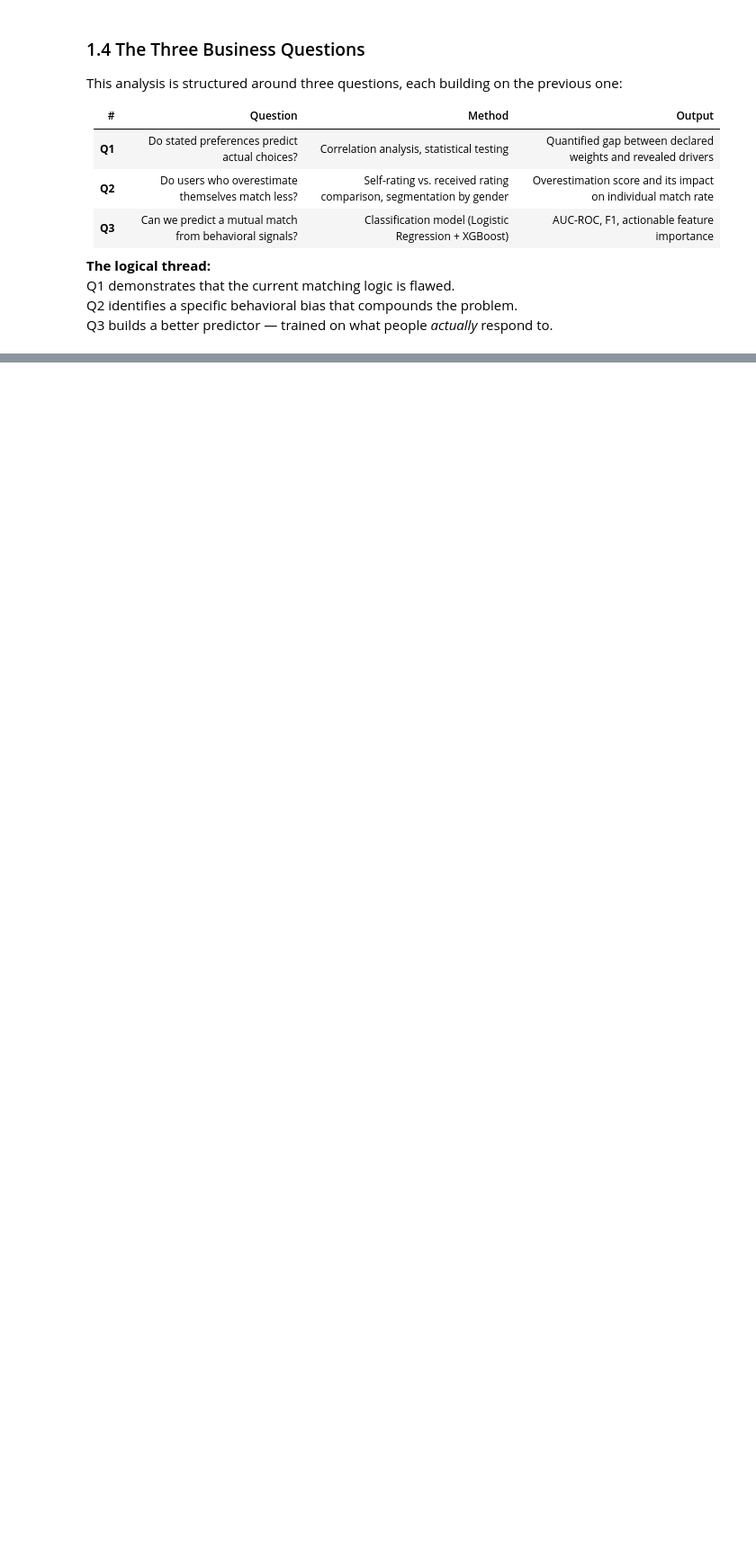
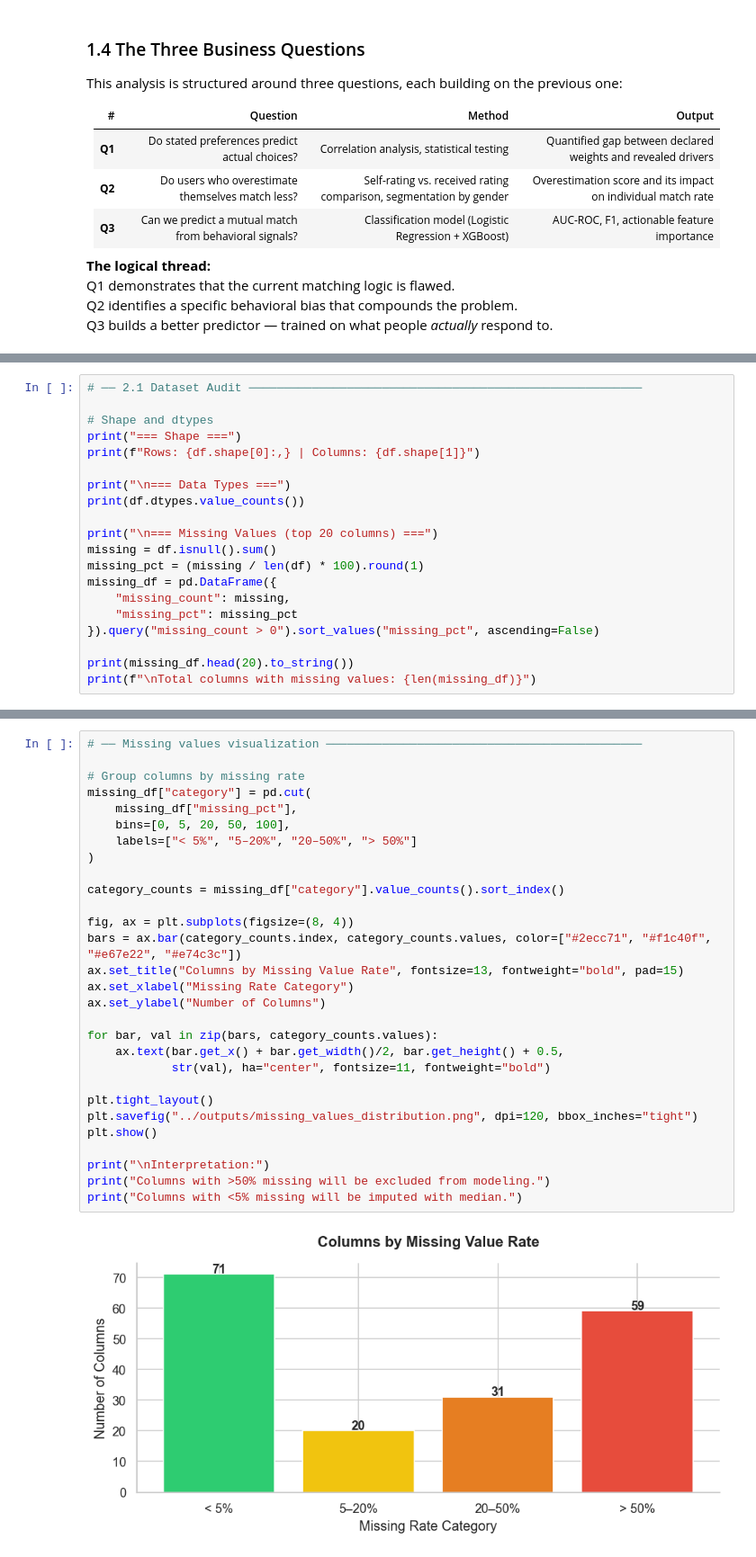
Before and after one commit to ArvindB75/speed-dating-match-prediction, a Jupyter notebook: notebooks/speed_dating_analysis.ipynb, the cells around one changed output, grey strips where cells are left out. Shown at 90% size. Drawn from its saved outputs; the diff is of its cells as text; blank space fills up the shorter version.

```diff
--- a/notebooks/speed_dating_analysis.ipynb
+++ b/notebooks/speed_dating_analysis.ipynb
@@ -187,0 +197,20 @@ Q3 builds a better predictor — trained on what people *actually* respond to.
+# %%
+# ── 2.1 Dataset Audit ────────────────────────────────────────────────────────
+
+# Shape and dtypes
+print("=== Shape ===")
+print(f"Rows: {df.shape[0]:,} | Columns: {df.shape[1]}")
+
+print("\n=== Data Types ===")
+print(df.dtypes.value_counts())
+
+print("\n=== Missing Values (top 20 columns) ===")
+missing = df.isnull().sum()
+missing_pct = (missing / len(df) * 100).round(1)
+missing_df = pd.DataFrame({
+    "missing_count": missing,
+    "missing_pct": missing_pct
+}).query("missing_count > 0").sort_values("missing_pct", ascending=False)
+
+print(missing_df.head(20).to_string())
+print(f"\nTotal columns with missing values: {len(missing_df)}")
@@ -187,0 +235,31 @@ Q3 builds a better predictor — trained on what people *actually* respond to.
+# %%
+# ── Missing values visualization ─────────────────────────────────────────────
+
+# Group columns by missing rate
+missing_df["category"] = pd.cut(
+    missing_df["missing_pct"],
+    bins=[0, 5, 20, 50, 100],
+    labels=["< 5%", "5–20%", "20–50%", "> 50%"]
+)
+
+category_counts = missing_df["category"].value_counts().sort_index()
+
+fig, ax = plt.subplots(figsize=(8, 4))
+bars = ax.bar(category_counts.index, category_counts.values, color=["#2ecc71", "#f1c40f", "#e67e22", "#e74c3c"])
+ax.set_title("Columns by Missing Value Rate", fontsize=13, fontweight="bold", pad=15)
+ax.set_xlabel("Missing Rate Category")
+ax.set_ylabel("Number of Columns")
+
+for bar, val in zip(bars, category_counts.values):
+    ax.text(bar.get_x() + bar.get_width()/2, bar.get_height() + 0.5,
+            str(val), ha="center", fontsize=11, fontweight="bold")
+
+plt.tight_layout()
+plt.savefig("../outputs/missing_values_distribution.png", dpi=120, bbox_inches="tight")
+plt.show()
+
+print("\nInterpretation:")
+print("Columns with >50% missing will be excluded from modeling.")
+print("Columns with <5% missing will be imputed with median.")
+# %% [output]
+[figure, added]
```
Also changed, not shown: parts of 12 cells of this notebook, 3 other files.
